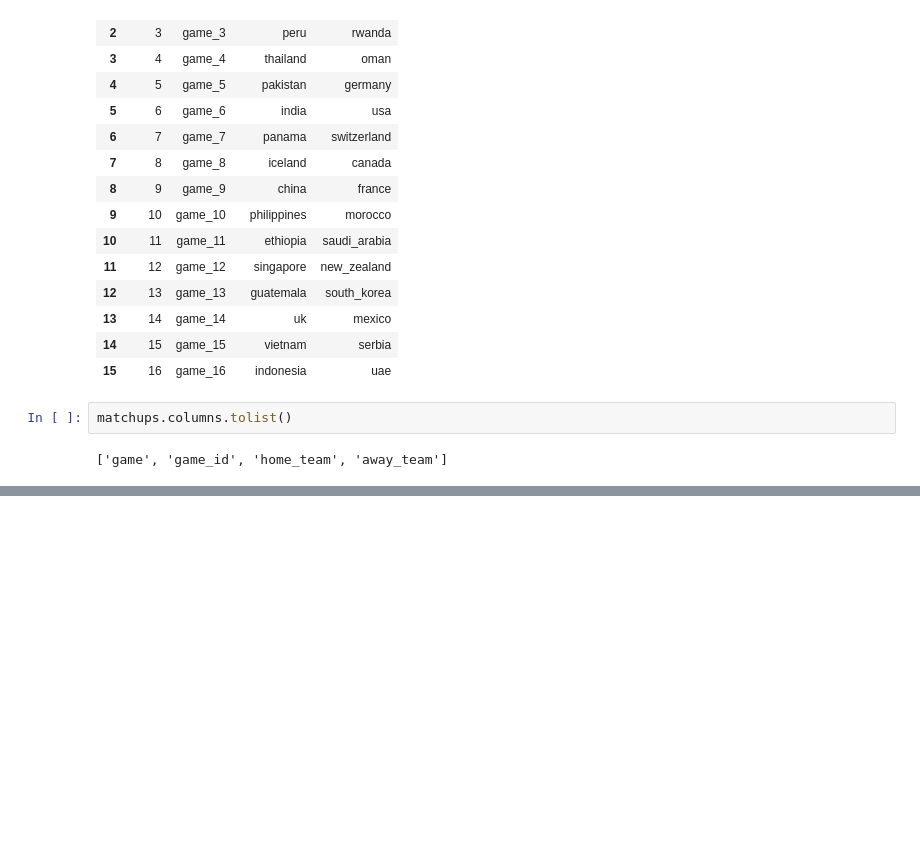
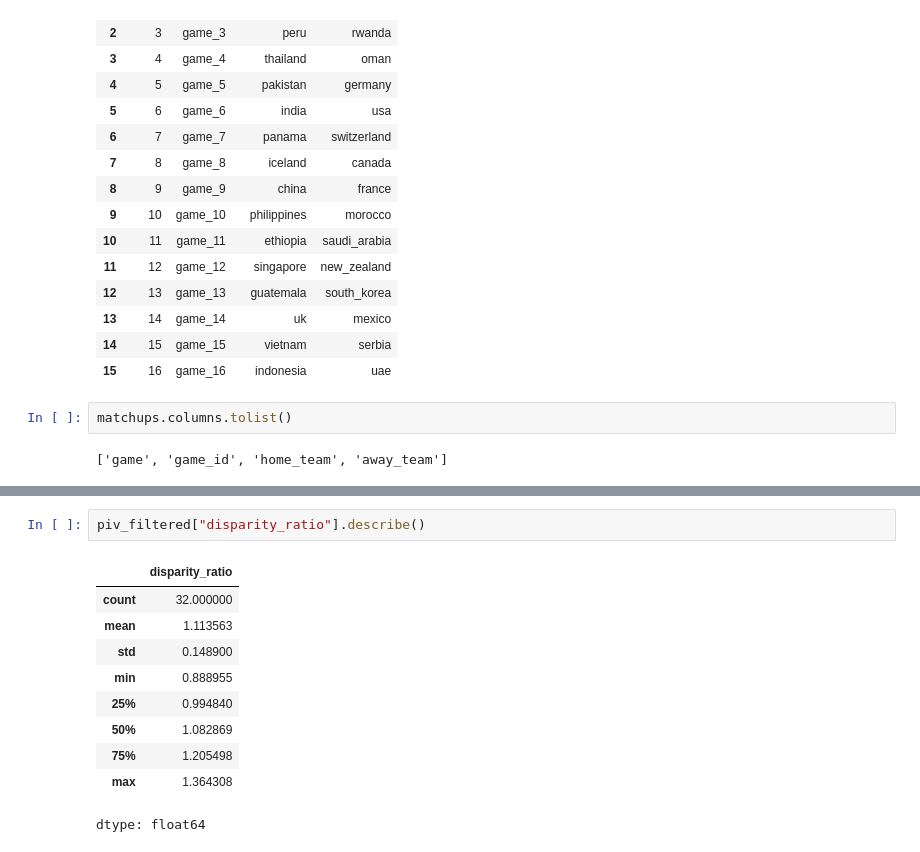
Before and after one commit to Krishnapabbu17/Wharton-DS-Project, a Jupyter notebook: notebooks/01_eda.ipynb, the cells around one changed output, grey strips where cells are left out. Cells and saved outputs as stored; diff of their text form; blank space fills up the shorter version.

```diff
--- a/notebooks/01_eda.ipynb
+++ b/notebooks/01_eda.ipynb
@@ -302,0 +531,13 @@ drive.mount('/content/drive')
+# %%
+piv_filtered["disparity_ratio"].describe()
+# %% [output]
+|  | disparity_ratio |
+| count | 32.000000 |
+| mean | 1.113563 |
+| std | 0.148900 |
+| min | 0.888955 |
+| 25% | 0.994840 |
+| 50% | 1.082869 |
+| 75% | 1.205498 |
+| max | 1.364308 |
+dtype: float64
```
Also changed, not shown: parts of 8 cells of this notebook.
